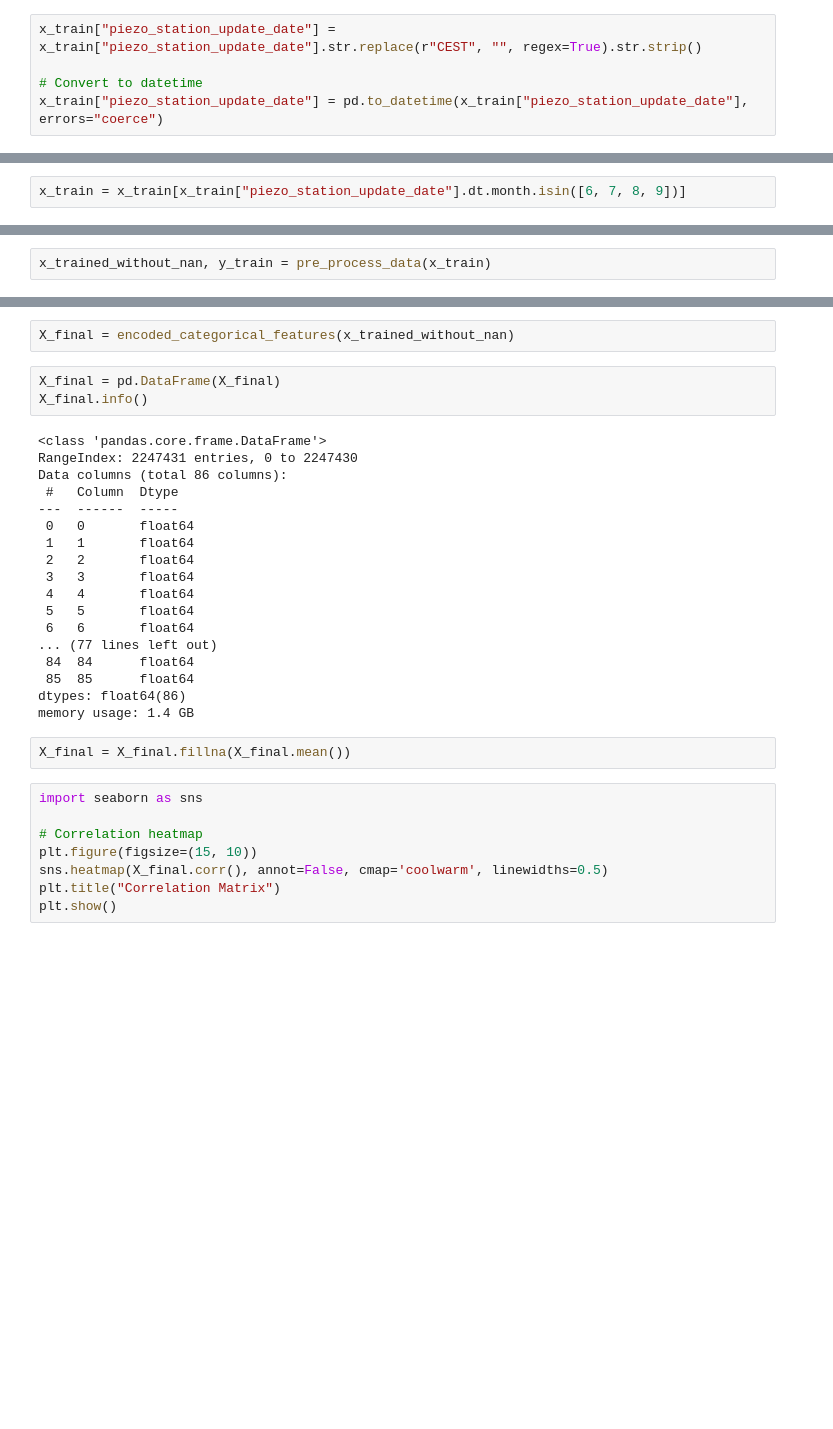
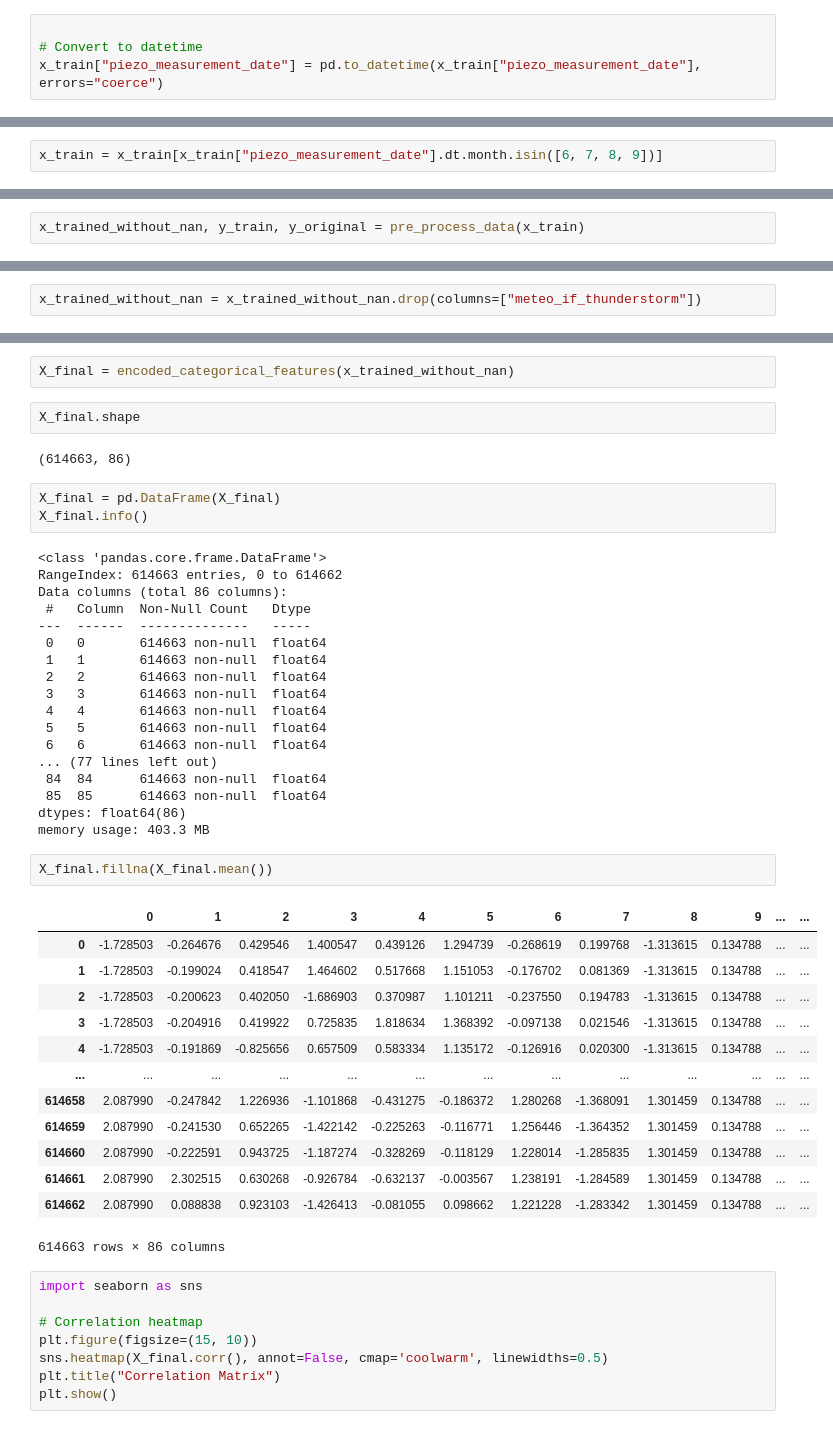
Before and after one commit to ElouanBahri/Hickathon5_code, a Jupyter notebook: Elouan/notebooks/First_model.ipynb, the cells around one changed output, grey strips where cells are left out. Cells and saved outputs as stored; diff of their text form; blank space fills up the shorter version.

```diff
--- a/Elouan/notebooks/First_model.ipynb
+++ b/Elouan/notebooks/First_model.ipynb
@@ -33,5 +40,4 @@ Name: piezo_station_update_date, Length: 2830316, dtype: object
 # %%
-x_train["piezo_station_update_date"] = x_train["piezo_station_update_date"].str.replace(r"CEST", "", regex=True).str.strip()
 
 # Convert to datetime
-x_train["piezo_station_update_date"] = pd.to_datetime(x_train["piezo_station_update_date"], errors="coerce")
+x_train["piezo_measurement_date"] = pd.to_datetime(x_train["piezo_measurement_date"], errors="coerce")
@@ -38,2 +48,2 @@ x_train["piezo_station_update_date"] = pd.to_datetime(x_train["piezo_station_upd
 # %%
-x_train = x_train[x_train["piezo_station_update_date"].dt.month.isin([6, 7, 8, 9])]
+x_train = x_train[x_train["piezo_measurement_date"].dt.month.isin([6, 7, 8, 9])]
@@ -64,4 +58,4 @@ memory usage: 2.3+ GB
 # %%
-x_trained_without_nan, y_train = pre_process_data(x_train)
+x_trained_without_nan, y_train, y_original = pre_process_data(x_train)
 # %% [output]
 ['prelev_volume_0', 'prelev_usage_label_0', 'prelev_volume_obtention_mode_label_0', 'prelev_volume_1', 'prelev_usage_label_1', 'prelev_volume_obtention_mode_label_1', 'prelev_volume_2', 'prelev_usage_ ...
@@ -67,0 +91,2 @@ x_trained_without_nan, y_train = pre_process_data(x_train)
+# %%
+x_trained_without_nan = x_trained_without_nan.drop(columns=["meteo_if_thunderstorm"])
@@ -96,29 +123,47 @@ x_trained_without_nan["insee_%_const"] = x_trained_without_nan["insee_%_const"].
 ).astype(float)
 # %%
 X_final = encoded_categorical_features(x_trained_without_nan)
+# %%
+X_final.shape
+# %% [output]
+(614663, 86)
 # %%
 X_final = pd.DataFrame(X_final)
 X_final.info()
 # %% [output]
 <class 'pandas.core.frame.DataFrame'>
-RangeIndex: 2247431 entries, 0 to 2247430
+RangeIndex: 614663 entries, 0 to 614662
 Data columns (total 86 columns):
- #   Column  Dtype
----  ------  -----
- 0   0       float64
- 1   1       float64
- 2   2       float64
- 3   3       float64
- 4   4       float64
- 5   5       float64
- 6   6       float64
+ #   Column  Non-Null Count   Dtype
+---  ------  --------------   -----
+ 0   0       614663 non-null  float64
+ 1   1       614663 non-null  float64
+ 2   2       614663 non-null  float64
+ 3   3       614663 non-null  float64
+ 4   4       614663 non-null  float64
+ 5   5       614663 non-null  float64
+ 6   6       614663 non-null  float64
 ... (77 lines left out)
- 84  84      float64
- 85  85      float64
+ 84  84      614663 non-null  float64
+ 85  85      614663 non-null  float64
 dtypes: float64(86)
-memory usage: 1.4 GB
+memory usage: 403.3 MB
 # %%
-X_final = X_final.fillna(X_final.mean())
+X_final.fillna(X_final.mean())
+# %% [output]
+|  | 0 | 1 | 2 | 3 | 4 | 5 | 6 | 7 | 8 | 9 | ... | ... |
+| 0 | -1.728503 | -0.264676 | 0.429546 | 1.400547 | 0.439126 | 1.294739 | -0.268619 | 0.199768 | -1.313615 | 0.134788 | ... | ... |
+| 1 | -1.728503 | -0.199024 | 0.418547 | 1.464602 | 0.517668 | 1.151053 | -0.176702 | 0.081369 | -1.313615 | 0.134788 | ... | ... |
+| 2 | -1.728503 | -0.200623 | 0.402050 | -1.686903 | 0.370987 | 1.101211 | -0.237550 | 0.194783 | -1.313615 | 0.134788 | ... | ... |
+| 3 | -1.728503 | -0.204916 | 0.419922 | 0.725835 | 1.818634 | 1.368392 | -0.097138 | 0.021546 | -1.313615 | 0.134788 | ... | ... |
+| 4 | -1.728503 | -0.191869 | -0.825656 | 0.657509 | 0.583334 | 1.135172 | -0.126916 | 0.020300 | -1.313615 | 0.134788 | ... | ... |
+| ... | ... | ... | ... | ... | ... | ... | ... | ... | ... | ... | ... | ... |
+| 614658 | 2.087990 | -0.247842 | 1.226936 | -1.101868 | -0.431275 | -0.186372 | 1.280268 | -1.368091 | 1.301459 | 0.134788 | ... | ... |
+| 614659 | 2.087990 | -0.241530 | 0.652265 | -1.422142 | -0.225263 | -0.116771 | 1.256446 | -1.364352 | 1.301459 | 0.134788 | ... | ... |
+| 614660 | 2.087990 | -0.222591 | 0.943725 | -1.187274 | -0.328269 | -0.118129 | 1.228014 | -1.285835 | 1.301459 | 0.134788 | ... | ... |
+| 614661 | 2.087990 | 2.302515 | 0.630268 | -0.926784 | -0.632137 | -0.003567 | 1.238191 | -1.284589 | 1.301459 | 0.134788 | ... | ... |
+| 614662 | 2.087990 | 0.088838 | 0.923103 | -1.426413 | -0.081055 | 0.098662 | 1.221228 | -1.283342 | 1.301459 | 0.134788 | ... | ... |
+614663 rows × 86 columns
 # %%
 import seaborn as sns
 
```
Also changed, not shown: parts of 26 cells of this notebook, 3 other files.
